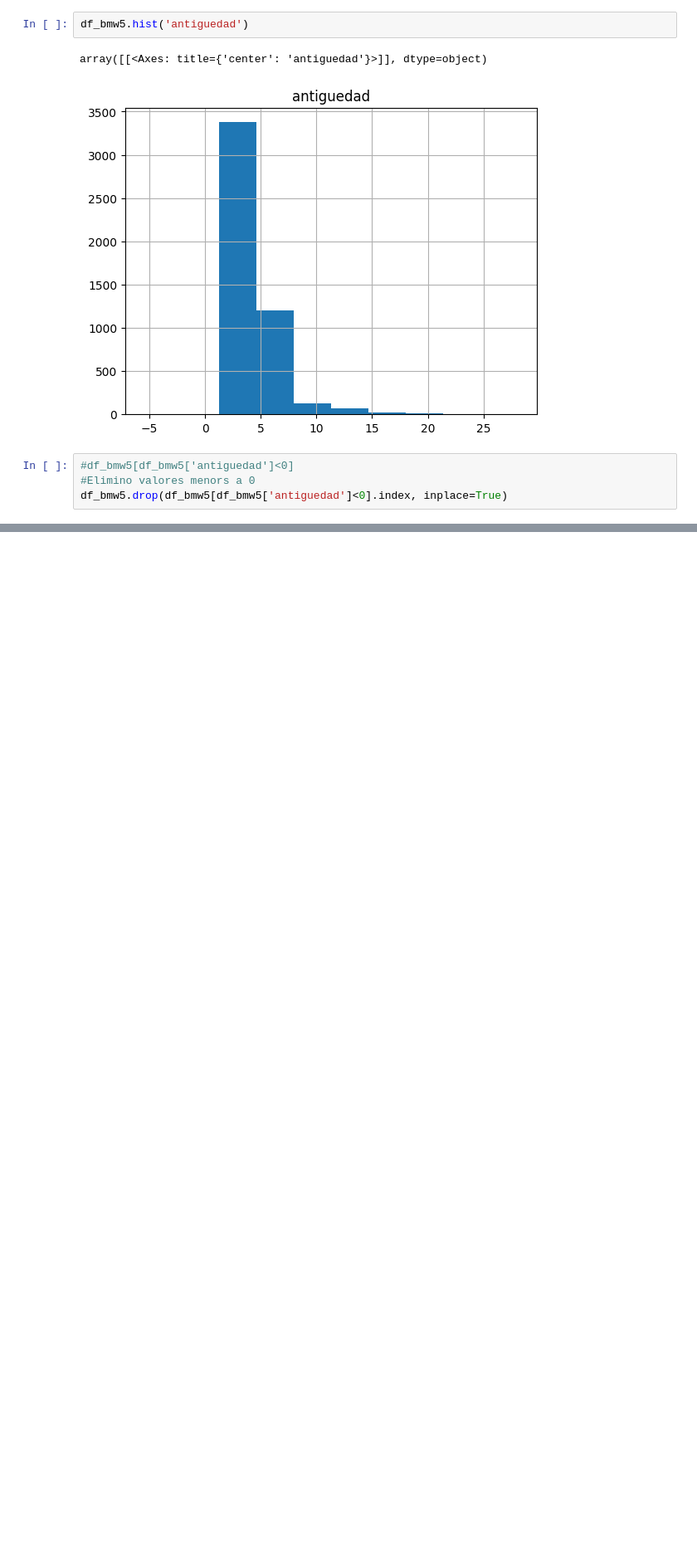
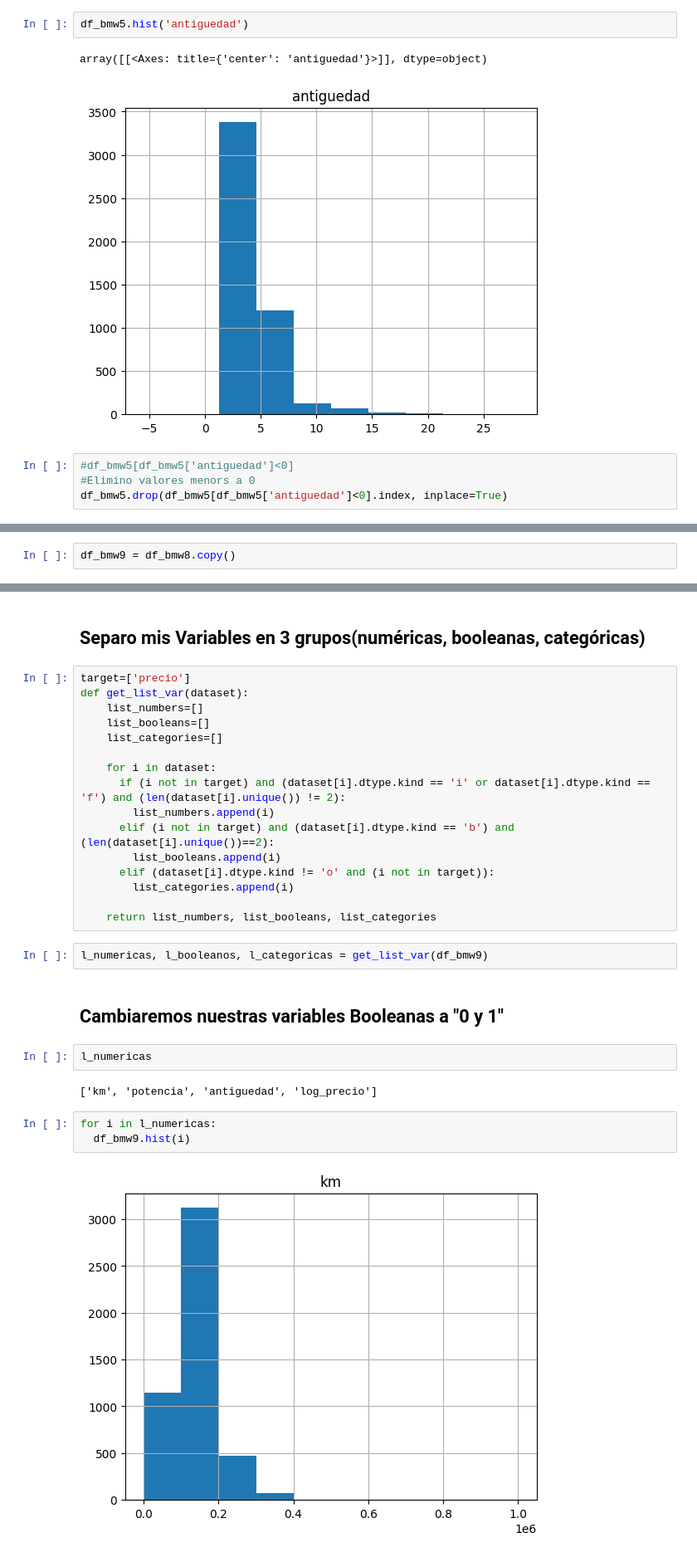
Before and after one commit to haroldavis/Project-BMW, a Jupyter notebook: df_bmw.ipynb, the cells around one changed output, grey strips where cells are left out. Shown at 83% size. Saved outputs shown, nothing was run; the diff lists cells and outputs as text; blank space fills up the shorter version.

```diff
--- a/df_bmw.ipynb
+++ b/df_bmw.ipynb
@@ -209,0 +510,2 @@ df_bmw5.drop(df_bmw5[df_bmw5['antiguedad']<0].index, inplace=True)
+# %%
+df_bmw9 = df_bmw8.copy()
@@ -209,0 +550,31 @@ df_bmw5.drop(df_bmw5[df_bmw5['antiguedad']<0].index, inplace=True)
+# %% [markdown]
+## Separo mis Variables en 3 grupos(numéricas, booleanas, categóricas)
+# %%
+target=['precio']
+def get_list_var(dataset):
+    list_numbers=[]
+    list_booleans=[]
+    list_categories=[]
+
+    for i in dataset:
+      if (i not in target) and (dataset[i].dtype.kind == 'i' or dataset[i].dtype.kind == 'f') and (len(dataset[i].unique()) != 2):
+        list_numbers.append(i)
+      elif (i not in target) and (dataset[i].dtype.kind == 'b') and (len(dataset[i].unique())==2):
+        list_booleans.append(i)
+      elif (dataset[i].dtype.kind != 'o' and (i not in target)):
+        list_categories.append(i)
+
+    return list_numbers, list_booleans, list_categories
+# %%
+l_numericas, l_booleanos, l_categoricas = get_list_var(df_bmw9)
+# %% [markdown]
+## Cambiaremos nuestras variables Booleanas a "0 y 1"
+# %%
+l_numericas
+# %% [output]
+['km', 'potencia', 'antiguedad', 'log_precio']
+# %%
+for i in l_numericas:
+  df_bmw9.hist(i)
+# %% [output]
+[figure, added]
```
Also changed, not shown: parts of 47 cells of this notebook.
